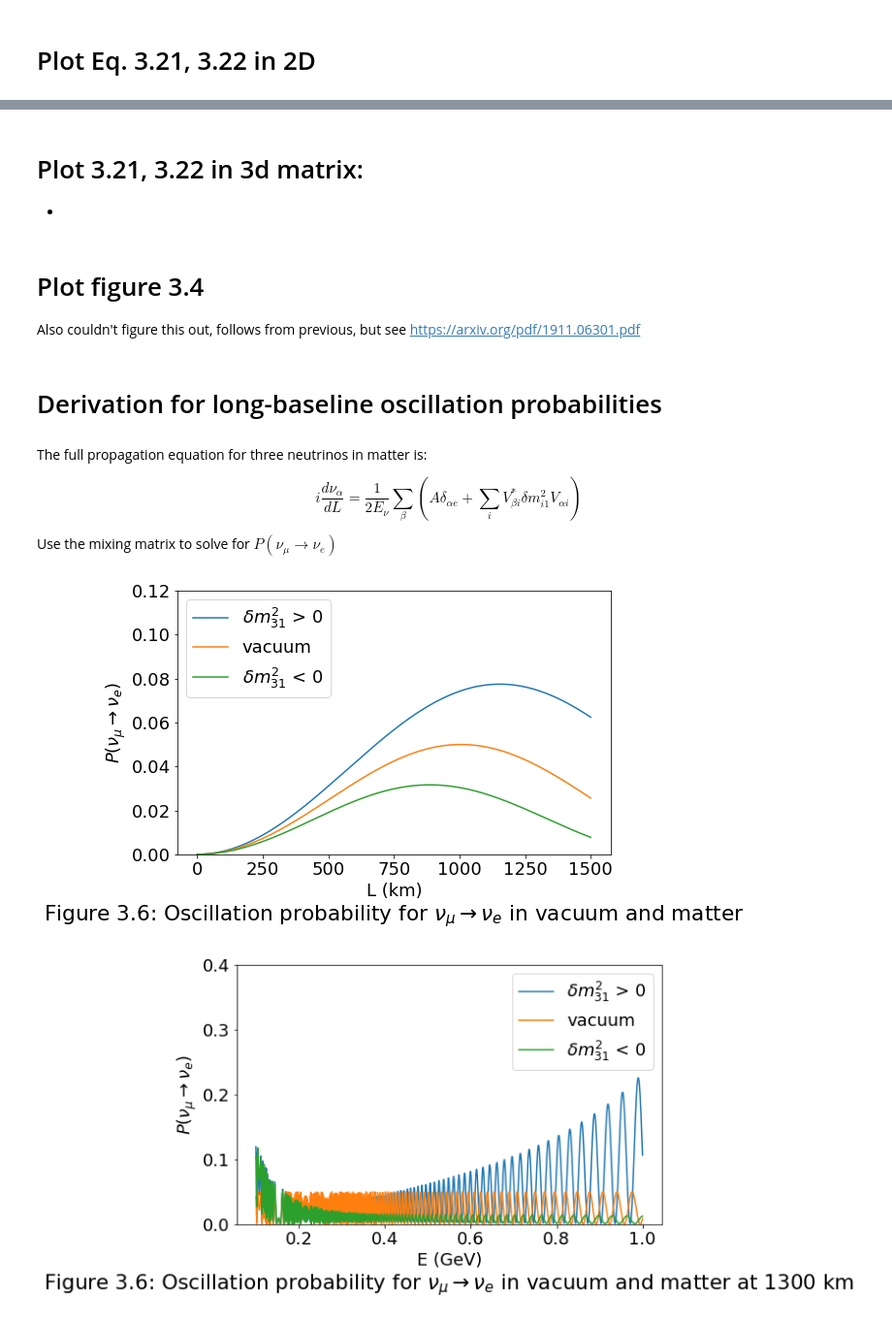
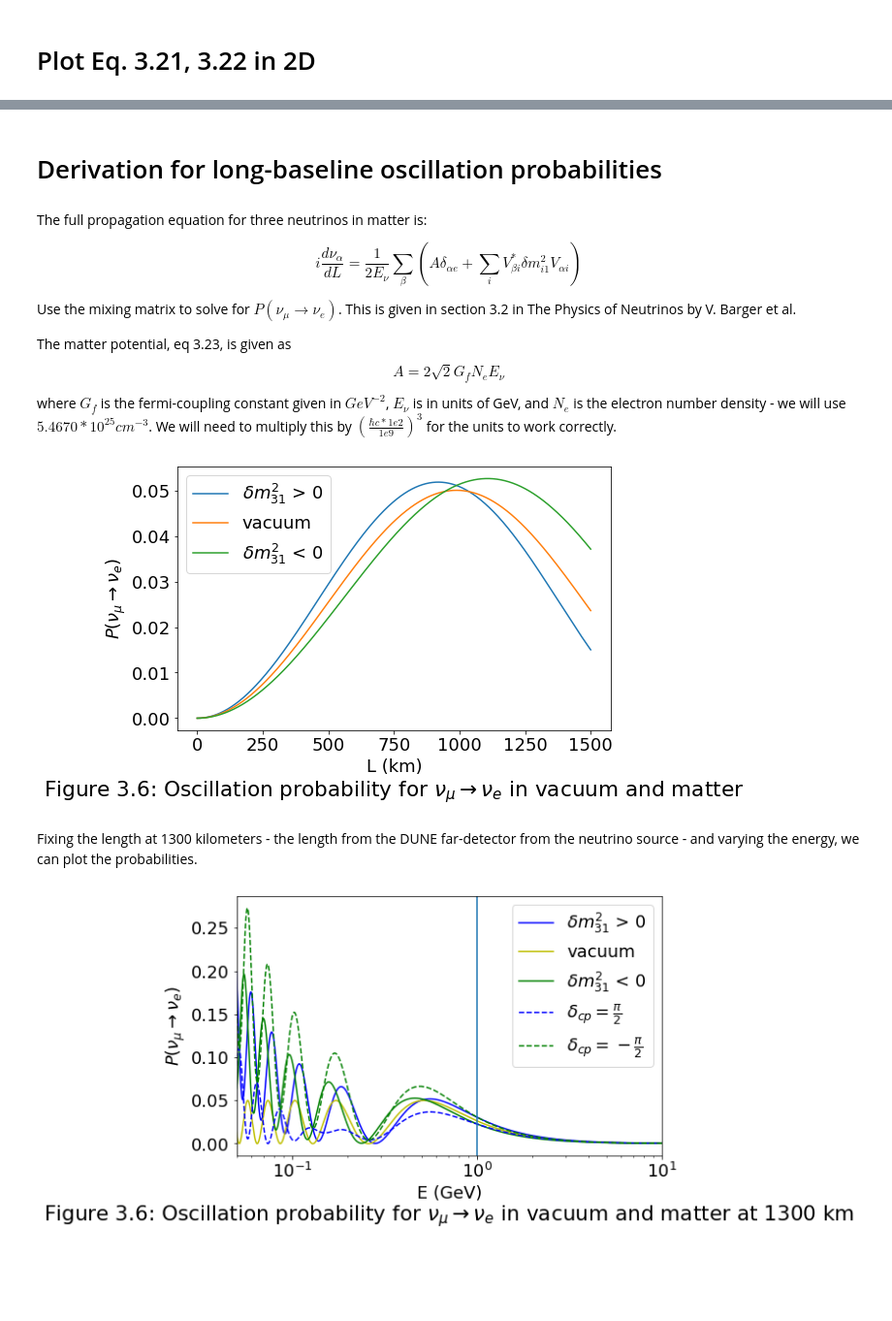
Before and after one commit to sierracthomas/neutrino_work, a Jupyter notebook: FALL23_690/oscillations/oscillations.ipynb, the cells around one changed output, grey strips where cells are left out. Shown at 97% size. Cells and saved outputs as stored; diff of their text form; code cells hidden in the pictures; blank space fills up the shorter version.

```diff
--- a/FALL23_690/oscillations/oscillations.ipynb
+++ b/FALL23_690/oscillations/oscillations.ipynb
@@ -132,3 +228,0 @@ plt.show()
-# %% [markdown]
-# Plot 3.21, 3.22 in 3d matrix:
--
@@ -137,7 +229,3 @@ plt.show()
-# %% [markdown]
-# Plot figure 3.4
-
-Also couldn't figure this out, follows from previous, but see https://arxiv.org/pdf/1911.06301.pdf
 # %% [markdown]
 # Derivation for long-baseline oscillation probabilities
 # %% [markdown]
@@ -145,4 +233,8 @@ The full propagation equation for three neutrinos in matter is:
 
 $$i\frac{d \nu_{\alpha}}{dL} = \frac{1}{2 E_{\nu}} \sum_{\beta} (A \delta_{\alpha e} + \sum_{i} V^{*}_{\beta i} \delta m^{2}_{i1} V_{\alpha i})$$
 
-Use the mixing matrix to solve for $P(\nu_{\mu} \rightarrow \nu_{e})$
+Use the mixing matrix to solve for $P(\nu_{\mu} \rightarrow \nu_{e})$. This is given in section 3.2 in The Physics of Neutrinos by V. Barger et al.
+
+The matter potential, eq 3.23, is given as $$A = 2  \sqrt{2}  G_{f}  N_{e}  E_{\nu}$$
+
+where $G_{f}$ is the fermi-coupling constant given in $GeV^{-2}$, $E_{\nu}$ is in units of GeV, and $N_{e}$ is the electron number density - we will use $5.4670 * 10^{25}  cm^{-3}$. We will need to multiply this by $(\frac{\hbar c * 1e2}{1e9})^3$ for the units to work correctly.
@@ -151,14 +241,13 @@ Use the mixing matrix to solve for $P(\nu_{\mu} \rightarrow \nu_{e})$
 # %%
-# 3.6
+# check units here https://sites.google.com/view/bentleyphysics/MSWflav
 
 fig, ax = plt.subplots(1, 1, figsize = (8, 5))
-plt.plot(*prob(which = "greater", sig_m31_2 = 2.5e-3, sig_m21_2 = 8e-5), label = r"$\delta m^{2}_{31}$ > 0")
-plt.plot(*prob(which = "vac", sig_m31_2 = 2.5e-3, sig_m21_2 = 8e-5), label = r"vacuum")
-plt.plot(*prob(which = "less", sig_m31_2 =  - 2.5e-3, sig_m21_2 = -8e-5), label = r"$\delta m^{2}_{31}$ < 0")
 
-plt.ylim(0.0, 0.12)
+energy = .4
 
-
+plt.plot(*prob(which = "greater", energy = energy, sig_m31_2 = 2.543e-3, sig_m21_2 = 8e-5), label = r"$\delta m^{2}_{31}$ > 0")
+plt.plot(*prob(which = "vac", energy = energy, sig_m31_2 = 2.543e-3, sig_m21_2 = 8e-5), label = r"vacuum")
+plt.plot(*prob(which = "less", energy = energy, sig_m31_2 = 2.543e-3, sig_m21_2 = 8e-5), label = r"$\delta m^{2}_{31}$ < 0")
 plt.xlabel(r"L (km)")
 plt.ylabel(r"$P(\nu_{\mu} \rightarrow \nu_{e})$")
 
@@ -166,21 +255,30 @@ plt.title(r"Figure 3.6: Oscillation probability for $\nu_{\mu} \rightarrow \nu_{
 plt.legend()
 plt.show()
 # %% [output]
-[figure, old version]
+[figure, new version]
+# %% [markdown]
+Fixing the length at 1300 kilometers - the length from the DUNE far-detector from the neutrino source - and varying the energy, we can plot the probabilities.
 # %%
 fig, ax = plt.subplots(1, 1, figsize = (8, 5))
-plt.plot(*prob(which = "greater", sig_m31_2 = 2.5e-3, sig_m21_2 = 8e-5, length = 130000, energy = np.linspace(0.1,1.0,1000)), label = r"$\delta m^{2}_{31}$ > 0")
-plt.plot(*prob(which = "vac", sig_m31_2 = 2.5e-3, sig_m21_2 = 8e-5, length = 130000, energy = np.linspace(0.1,1.0,1000)), label = r"vacuum")
-plt.plot(*prob(which = "less", sig_m31_2 =  - 2.5e-3, sig_m21_2 = -8e-5, length = 130000, energy = np.linspace(0.1,1.0,1000)), label = r"$\delta m^{2}_{31}$ < 0")
 
-plt.ylim(0.0, 0.4)
+length = 1300
+plt.plot(*prob(which = "greater", sig_m31_2 = 2.5e-3, sig_m21_2 = 8e-5, length = length, energy = np.linspace(0.05,10,100000)), color = "b", label = r"$\delta m^{2}_{31}$ > 0")
+plt.plot(*prob(which = "vac", sig_m31_2 = 2.5e-3, sig_m21_2 = 8e-5, length = length, energy = np.linspace(0.05,10,100000)), color = "y", label = r"vacuum")
+plt.plot(*prob(which = "less", sig_m31_2 = 2.5e-3, sig_m21_2 = 8e-5, length = length, energy = np.linspace(0.05,10,100000)), color = "g", label = r"$\delta m^{2}_{31}$ < 0")
 
+
+plt.plot(*prob(sig = np.pi/2, which = "greater", sig_m31_2 = 2.5e-3, sig_m21_2 = 8e-5,length = length, energy = np.linspace(0.05,10,100000)), color = "b", linestyle = "--", label = r"$\delta_{cp} = \frac{\pi}{2}$")
+plt.plot(*prob(sig = -np.pi/2, which = "less", sig_m31_2 = 2.5e-3, sig_m21_2 = 8e-5,length = length, energy = np.linspace(0.05,10,100000)), color = "g", linestyle = "--", label = r"$\delta_{cp} = -\frac{\pi}{2}$")
+
+plt.xlim(0.05, 10)
+plt.xscale("log")
+plt.axvline(x=1.0)
 
 plt.xlabel(r"E (GeV)")
 plt.ylabel(r"$P(\nu_{\mu} \rightarrow \nu_{e})$")
 
 plt.title(r"Figure 3.6: Oscillation probability for $\nu_{\mu} \rightarrow \nu_{e}$ in vacuum and matter at 1300 km",y=-0.2,pad=-14)
 plt.legend()
 plt.show()
 # %% [output]
-[figure, old version]
+[figure, new version]
```
Also changed, not shown: parts of 21 cells of this notebook, 1 other file.
